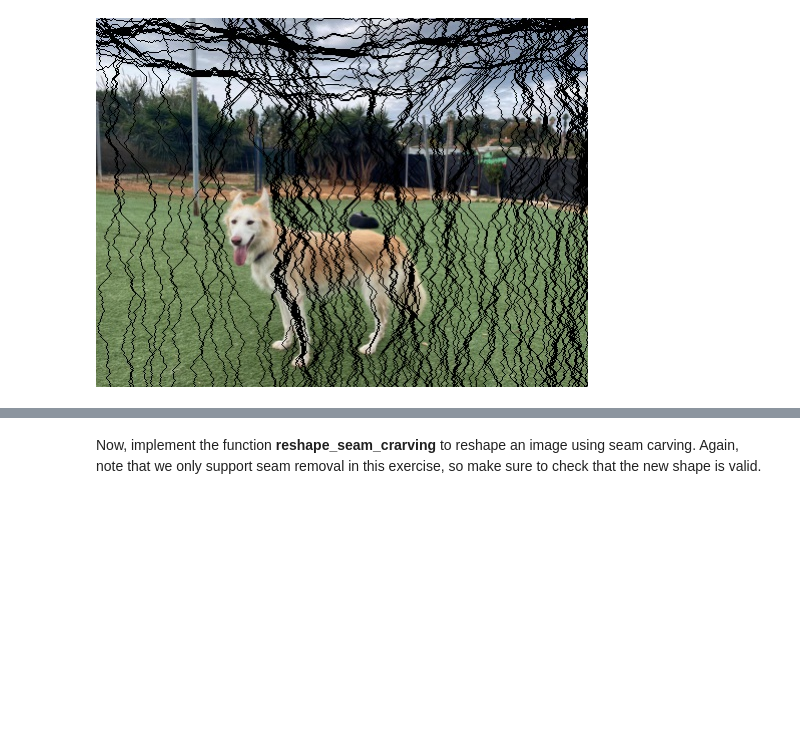
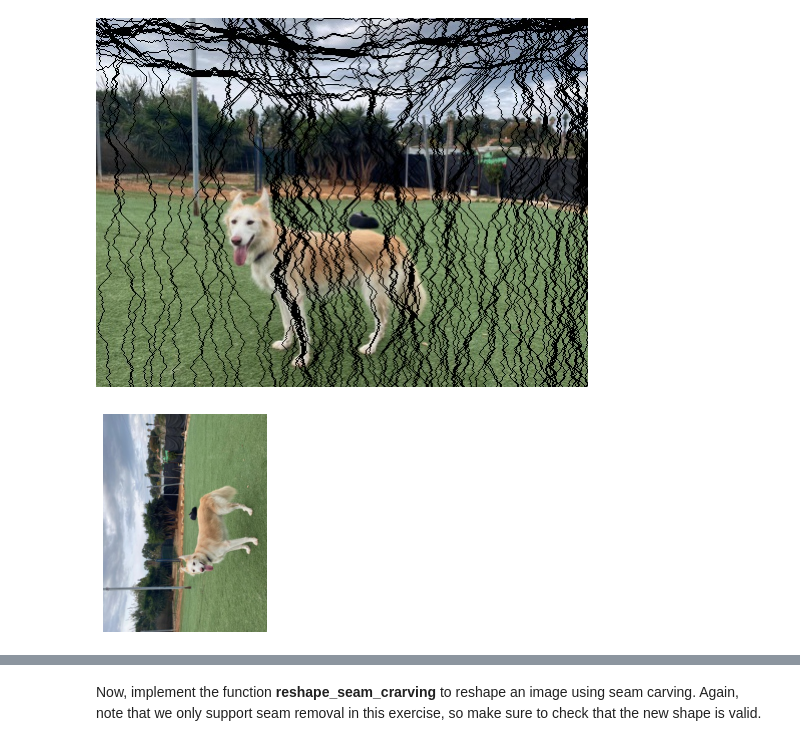
Before and after one commit to liavt/graphics-hw, a Jupyter notebook: Seam Carving.ipynb, the cells around one changed output, grey strips where cells are left out. Saved outputs shown, nothing was run; the diff lists cells and outputs as text; code cells hidden in the pictures; blank space fills up the shorter version.

```diff
--- a/Seam Carving.ipynb
+++ b/Seam Carving.ipynb
@@ -138,2 +136,6 @@ As we are only implementing seam removal in this exercise, make sure to check th
 # %%
 #show_image(seam_carving.cut_seam(image))
+# %%
+show_image(seam_carving.flippa_left(image.copy()))
+# %% [output]
+[figure, added]
```
Also changed, not shown: parts of 8 cells of this notebook, 2 other files.
